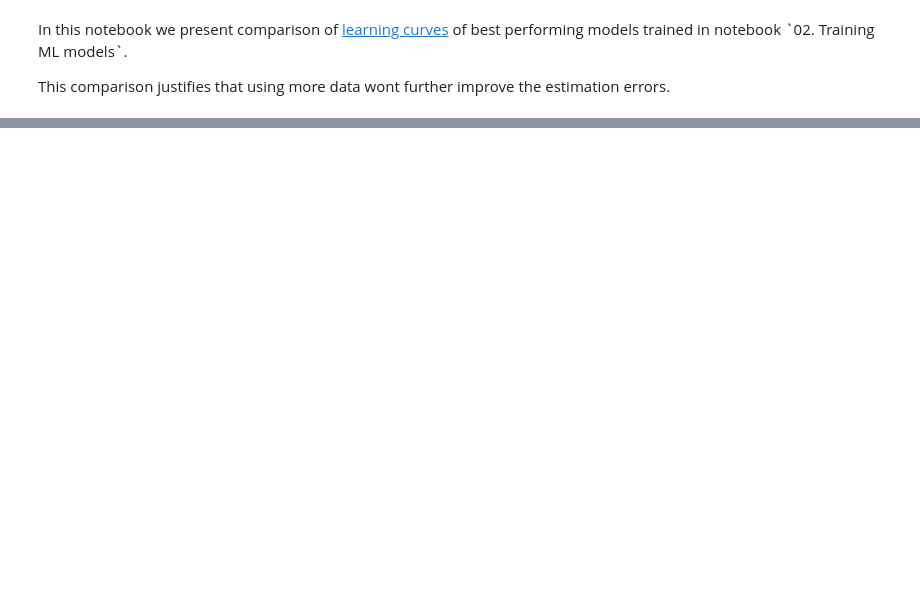
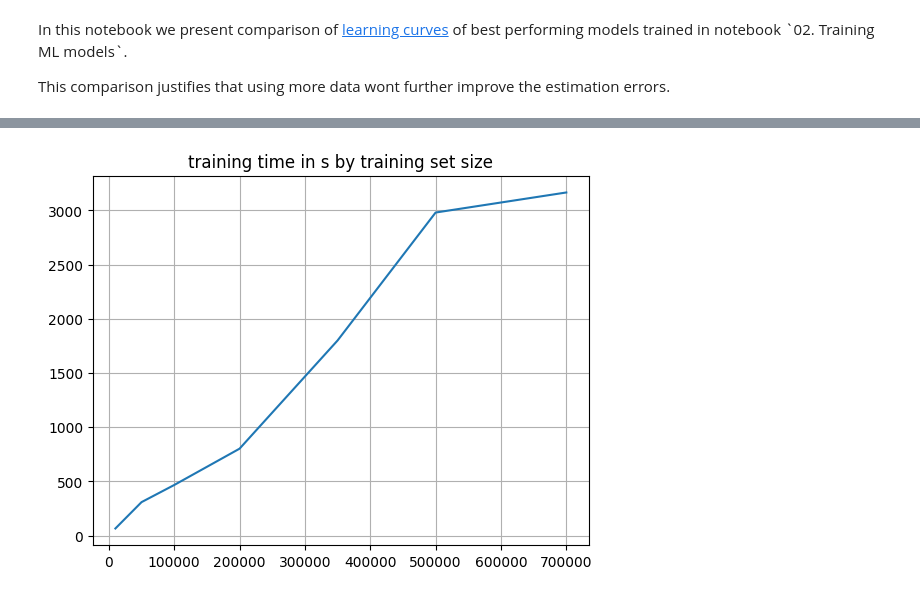
Before and after one commit to tpawlowski/qsp_emulation, a Jupyter notebook: notebooks/04. ML Models learning-curves.ipynb, the cells around one changed output, grey strips where cells are left out. Cells and saved outputs as stored; diff of their text form; code cells hidden in the pictures; blank space fills up the shorter version.

```diff
--- a/notebooks/04. ML Models learning-curves.ipynb
+++ b/notebooks/04. ML Models learning-curves.ipynb
@@ -166,0 +261,9 @@ for study_name, model_builder in [
+# %%
+import matplotlib.pyplot as plt
+
+plt.title("training time in s by training set size")
+plt.grid()
+plt.plot(PREFIX_SIZES, training_times)
+plt.show()
+# %% [output]
+[figure, added]
```
Also changed, not shown: parts of 6 cells of this notebook, 24 other files.
